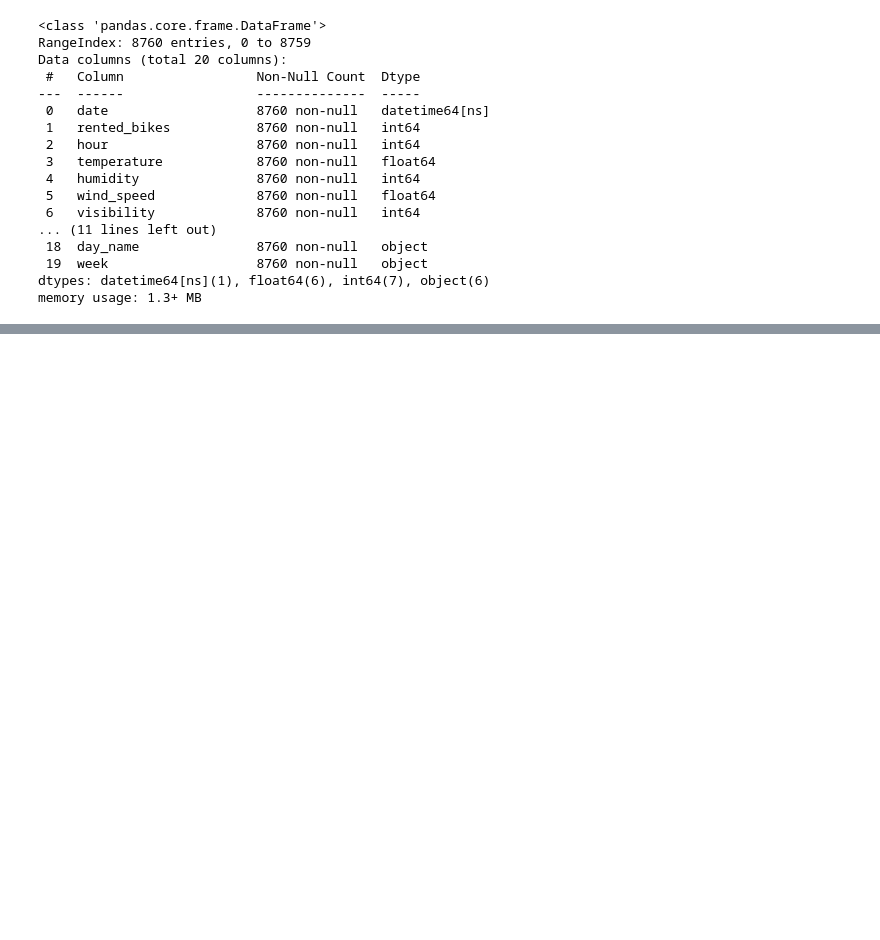
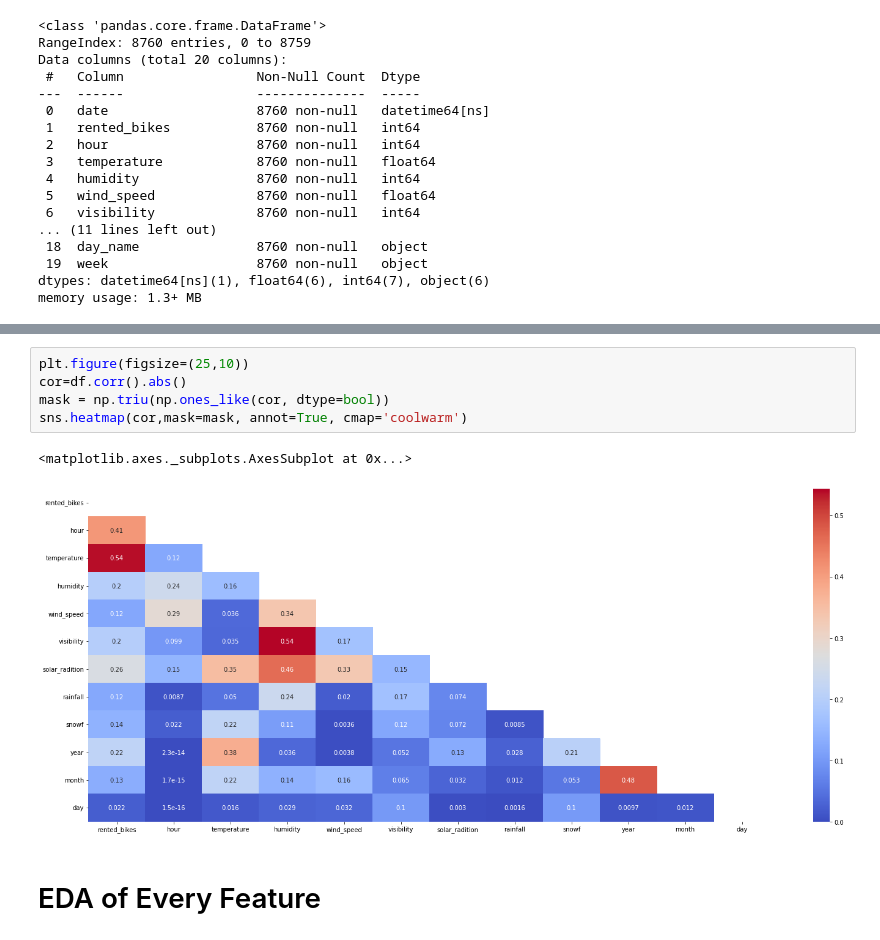
Before and after one commit to niteshgajakosh/Bike-Sharing-Demand-Prediction, a Jupyter notebook: Bike_Sharing_Demand_Prediction_Capstone_Project.ipynb, the cells around one changed output, grey strips where cells are left out. Drawn from its saved outputs; the diff is of its cells as text; blank space fills up the shorter version.

```diff
--- a/Bike_Sharing_Demand_Prediction_Capstone_Project.ipynb
+++ b/Bike_Sharing_Demand_Prediction_Capstone_Project.ipynb
@@ -213,0 +272,10 @@ memory usage: 1.3+ MB
+# %%
+plt.figure(figsize=(25,10))
+cor=df.corr().abs()
+mask = np.triu(np.ones_like(cor, dtype=bool))
+sns.heatmap(cor,mask=mask, annot=True, cmap='coolwarm')
+# %% [output]
+<matplotlib.axes._subplots.AxesSubplot at 0x...>
+[figure, added]
+# %% [markdown]
+# EDA of Every Feature
```
Also changed, not shown: parts of 11 cells of this notebook.
